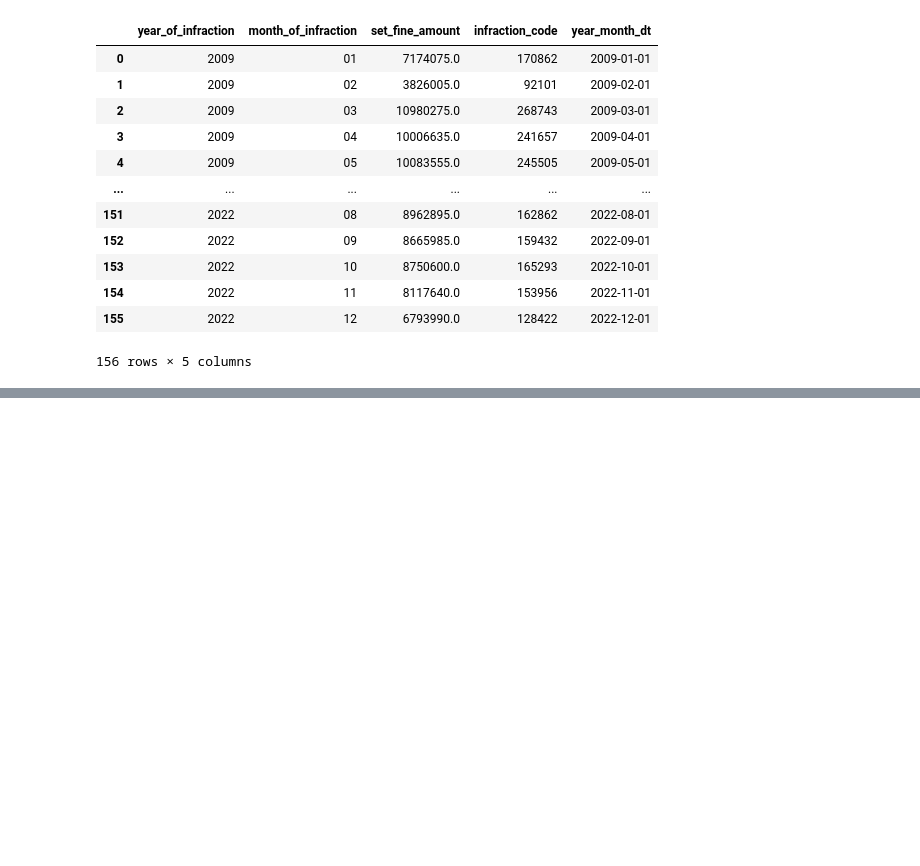
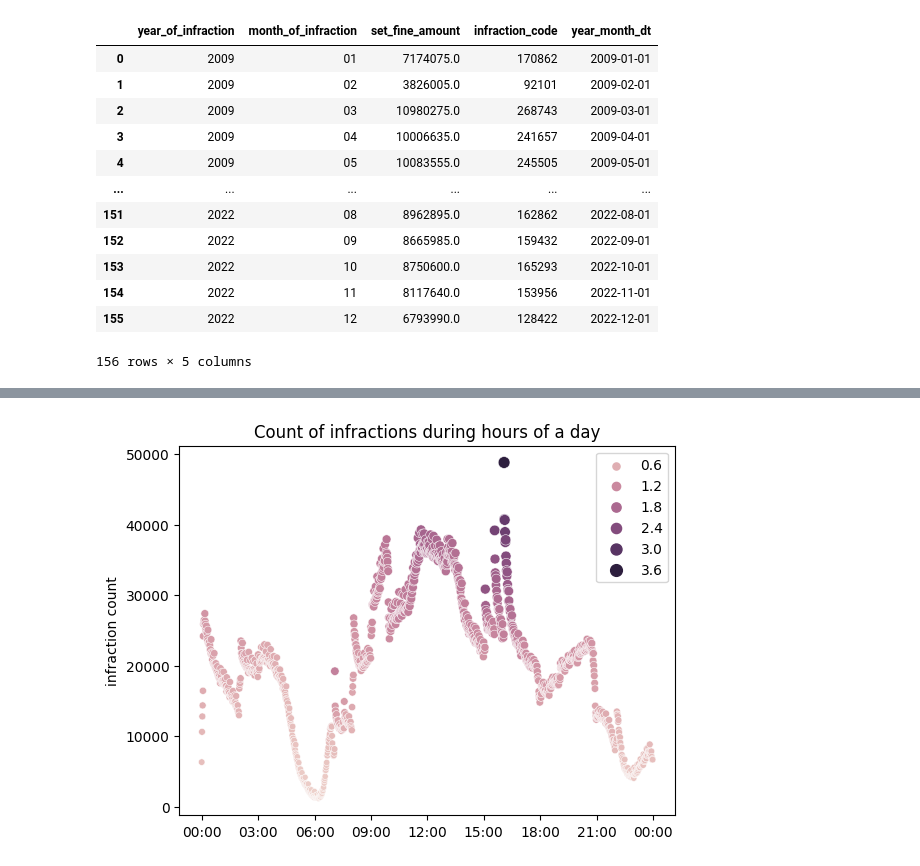
Before and after one commit to sariaslaso/parking_toronto, a Jupyter notebook: data_processing.ipynb, the cells around one changed output, grey strips where cells are left out. Cells and saved outputs as stored; diff of their text form; code cells hidden in the pictures; blank space fills up the shorter version.

```diff
--- a/data_processing.ipynb
+++ b/data_processing.ipynb
@@ -539,0 +573,5 @@ plt.show()
+# %%
+# infractions/revenue for hours in a day over all the years (2008 - 2022)
+timeofday_revenue = parking_df[parking_df["location2"] == ]
+timeofday_revenue = parking_df.groupby("time_of_infraction_dt").agg({"set_fine_amount": "sum", "infraction_code": "count"}).reset_index()
+timeofday_revenue
@@ -539,0 +594,13 @@ plt.show()
+# %%
+sns.scatterplot(data = timeofday_revenue, x = "time_of_infraction_dt", y = "infraction_code",
+                hue = "set_fine_amount", size = "set_fine_amount")
+
+plt.ylabel("infraction count")
+plt.xlabel("")
+plt.title("Count of infractions during hours of a day")
+plt.legend(loc = "best")
+plt.gca().xaxis.set_major_formatter(md.DateFormatter('%H:%M'))
+
+plt.show()
+# %% [output]
+[figure, added]
```
Also changed, not shown: parts of 7 cells of this notebook.
